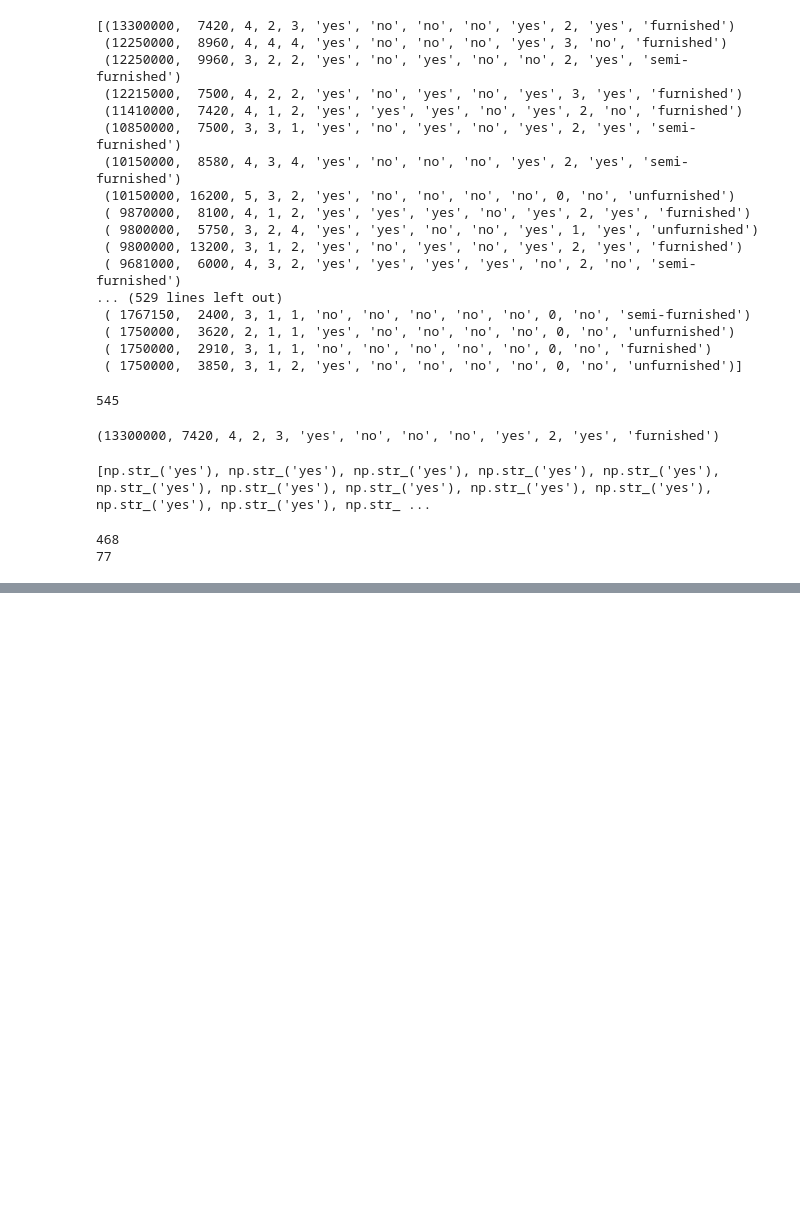
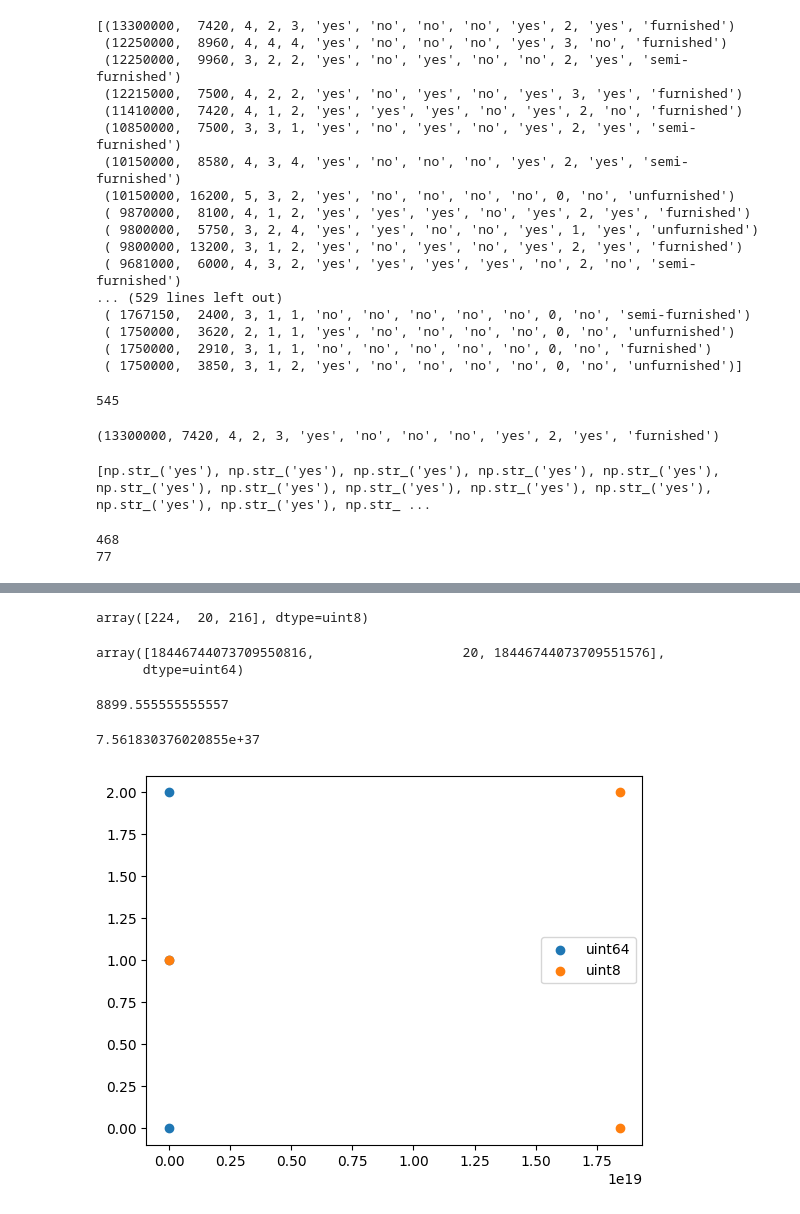
Before and after one commit to Masireddyvamshi/Exploratory_Data_Analysis, a Jupyter notebook: classNotes.ipynb, the cells around one changed output, grey strips where cells are left out. Saved outputs shown, nothing was run; the diff lists cells and outputs as text; code cells hidden in the pictures; blank space fills up the shorter version.

```diff
--- a/classNotes.ipynb
+++ b/classNotes.ipynb
@@ -540,0 +684,29 @@ print(total_count.count('no'))
+# %%
+a=np.array([-800,20,-40])
+# %%
+v1=np.array(a,dtype=np.uint8)
+v1
+# %% [output]
+array([224,  20, 216], dtype=uint8)
+# %%
+v2=np.array(a,dtype=np.uint64)
+v2
+# %% [output]
+array([18446744073709550816,                   20, 18446744073709551576],
+      dtype=uint64)
+# %%
+print(v1.var())
+# %% [output]
+8899.555555555557
+# %%
+print(v2.var())
+# %% [output]
+7.561830376020855e+37
+# %%
+indexes=[i for i in range(len(a))]
+plt.scatter(x=v1,y=indexes,label='uint64')
+plt.scatter(x=v2,y=indexes,label='uint8')
+plt.legend()
+plt.show()
+# %% [output]
+[figure, added]
```
Also changed, not shown: parts of 23 cells of this notebook.
